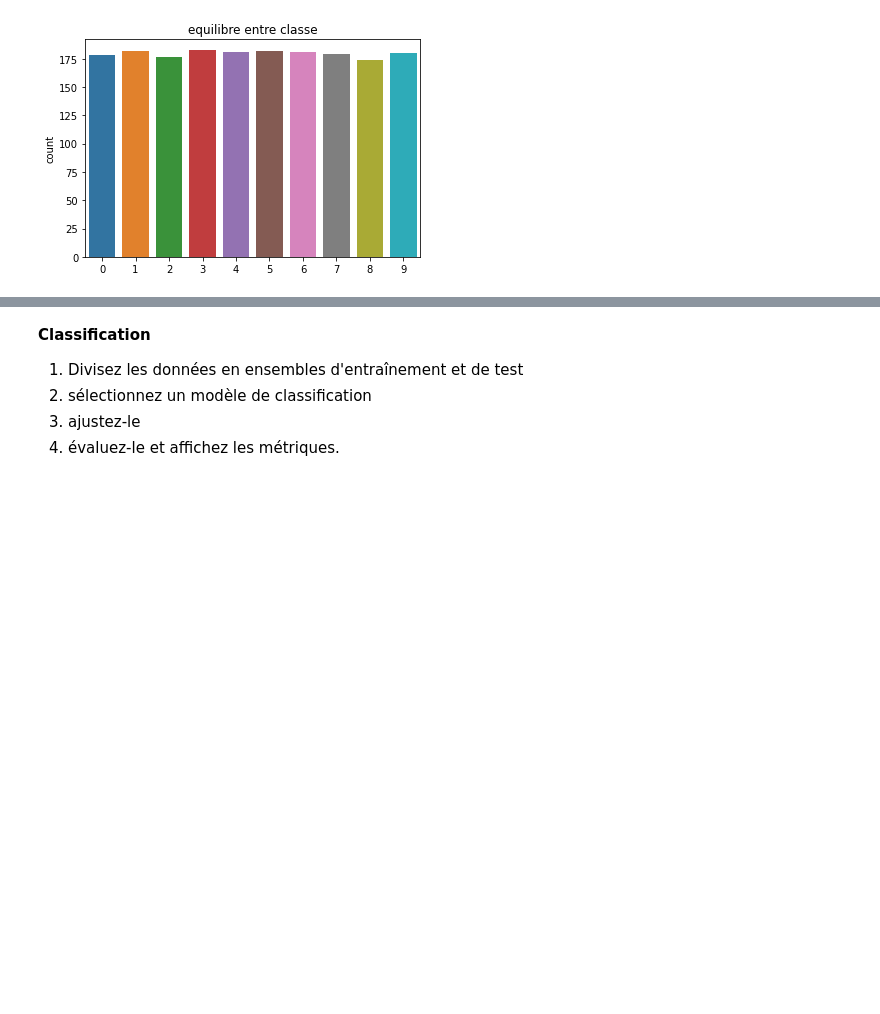
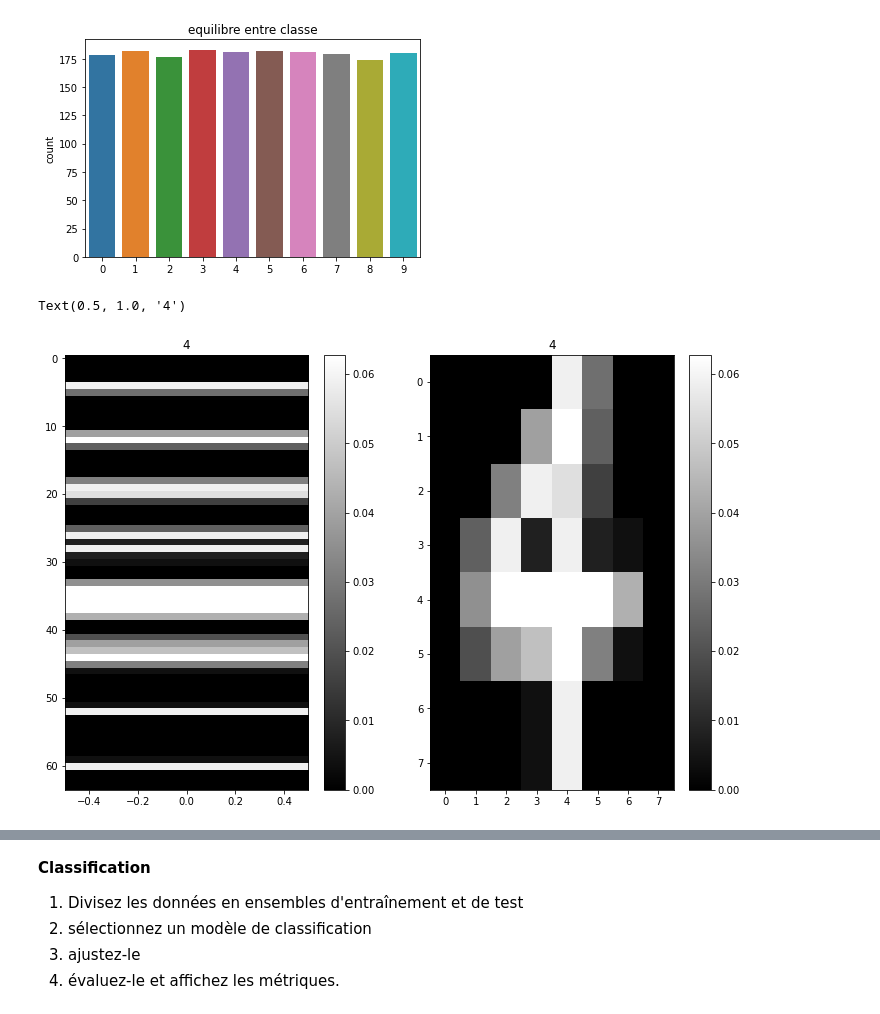
Before and after one commit to DeVerMyst/DEVIA2023, a Jupyter notebook: Machine-Learning/introduction-classification.ipynb, the cells around one changed output, grey strips where cells are left out. Drawn from its saved outputs; the diff is of its cells as text; code cells hidden in the pictures; blank space fills up the shorter version.

```diff
--- a/Machine-Learning/introduction-classification.ipynb
+++ b/Machine-Learning/introduction-classification.ipynb
@@ -45,3 +56,20 @@ plt.title('equilibre entre classe')
 plt.show()
 # %% [output]
 [figure]
+# %%
+import numpy as np
+n = 650
+
+plt.figure(figsize=(12,8))
+plt.subplot(1,2,1)
+plt.imshow(np.reshape( X[n,:],(64,1)) , aspect='auto',cmap='gray')
+plt.colorbar()
+plt.title(y[n])
+
+plt.subplot(1,2,2)
+plt.imshow(np.reshape( X[n,:],(8,8)) , aspect='auto',cmap='gray')
+plt.colorbar()
+plt.title(y[n])
+# %% [output]
+Text(0.5, 1.0, '4')
+[figure, added]
```
Also changed, not shown: parts of 7 cells of this notebook, 6 other files.
